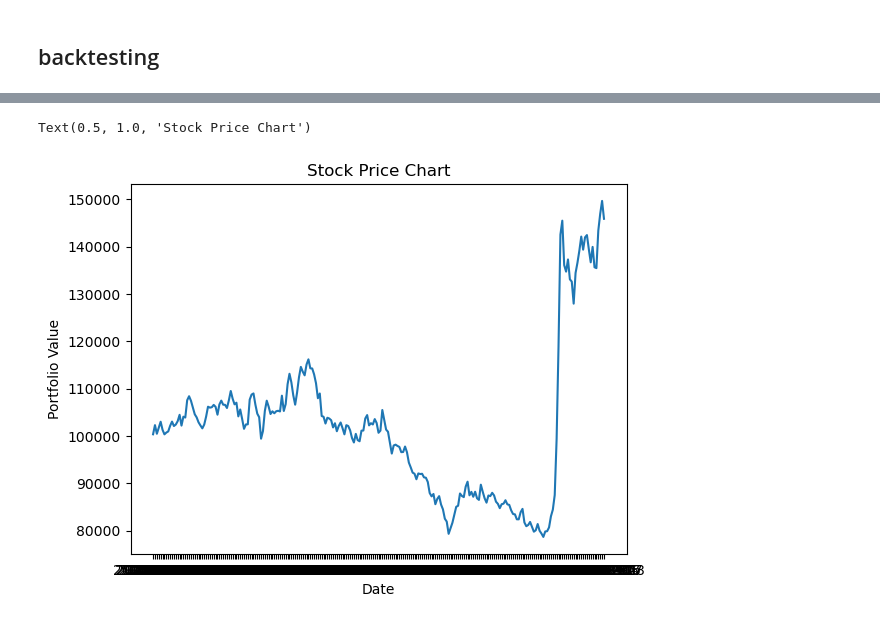
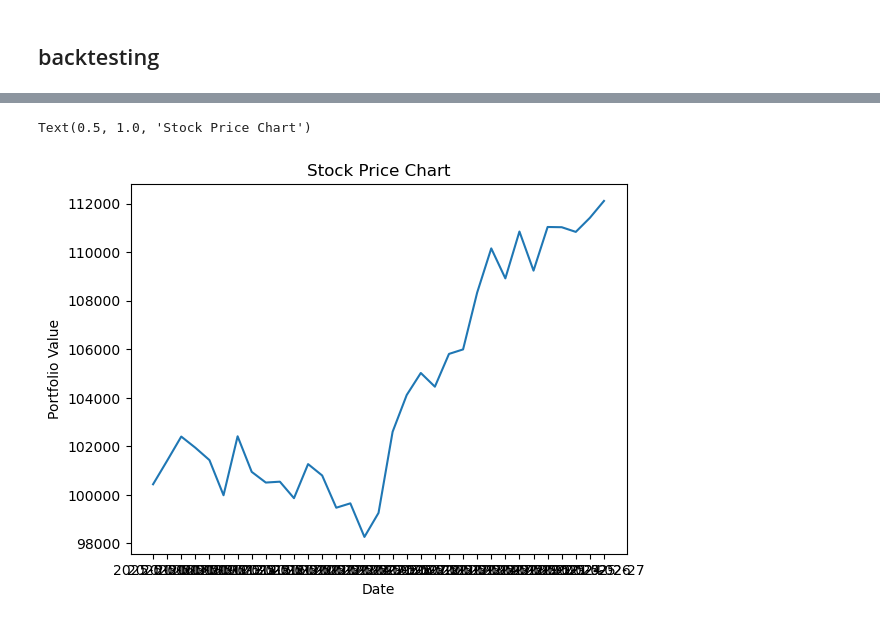
Before and after one commit to ChuhanShi/quantchaser, a Jupyter notebook: quantchaser.ipynb, the cells around one changed output, grey strips where cells are left out. Saved outputs shown, nothing was run; the diff lists cells and outputs as text; code cells hidden in the pictures.

```diff
--- a/quantchaser.ipynb
+++ b/quantchaser.ipynb
@@ -240,13 +243,13 @@ portfolio_value_df.to_csv('portfolio_value1.csv')
 # %%
 # read the data from csv and draw the chart
 
-data = pd.read_csv('portfolio_value1.csv')
+data = pd.read_csv('portfolio_value.csv')
 
 # draw the chart
 plt.plot(data['Date'], data['Portfolio Value'])
 plt.xlabel('Date')
 plt.ylabel('Portfolio Value')
 plt.title('Stock Price Chart')
 # %% [output]
 Text(0.5, 1.0, 'Stock Price Chart')
-[figure, old version]
+[figure, new version]
```
Also changed, not shown: parts of 18 cells of this notebook, 4 other files.
